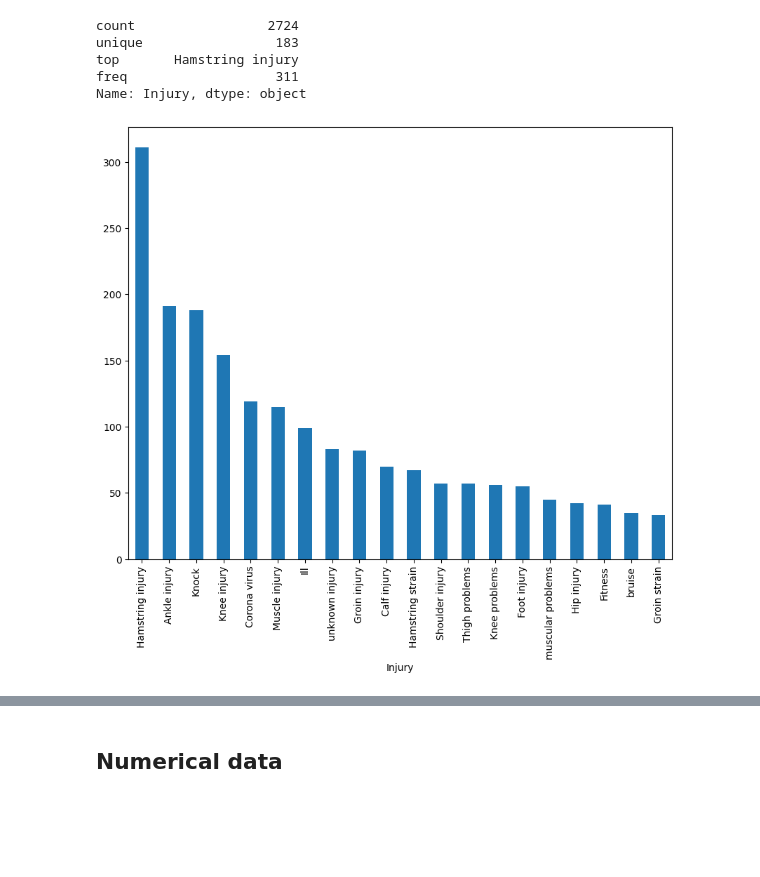
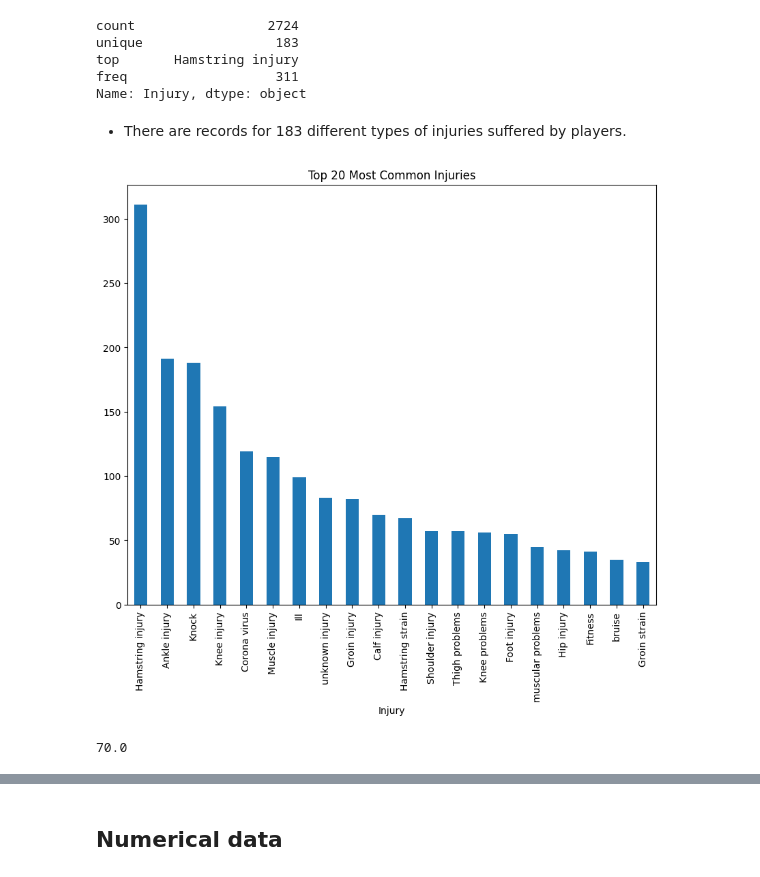
Before and after one commit to hwangdeokThien/CSC14119_IntroDS_final_project, a Jupyter notebook: src/notebooks/3.0-data_exploration.ipynb, the cells around one changed output, grey strips where cells are left out. Drawn from its saved outputs; the diff is of its cells as text; code cells hidden in the pictures; blank space fills up the shorter version.

```diff
--- a/src/notebooks/3.0-data_exploration.ipynb
+++ b/src/notebooks/3.0-data_exploration.ipynb
@@ -175,9 +252,16 @@ unique                 183
 top       Hamstring injury
 freq                   311
 Name: Injury, dtype: object
+# %% [markdown]
+- There are records for 183 different types of injuries suffered by players.
 # %%
 plt.figure(figsize=(10,8))
 injury_df.value_counts()[:20].plot(kind='bar')
+plt.title('Top 20 Most Common Injuries')
 plt.show()
 # %% [output]
-[figure, old version]
+[figure, new version]
+# %%
+round((injury_df.value_counts()[:20].sum()/injury_df.value_counts().sum())*100,0)
+# %% [output]
+70.0
```
Also changed, not shown: parts of 27 cells of this notebook.
